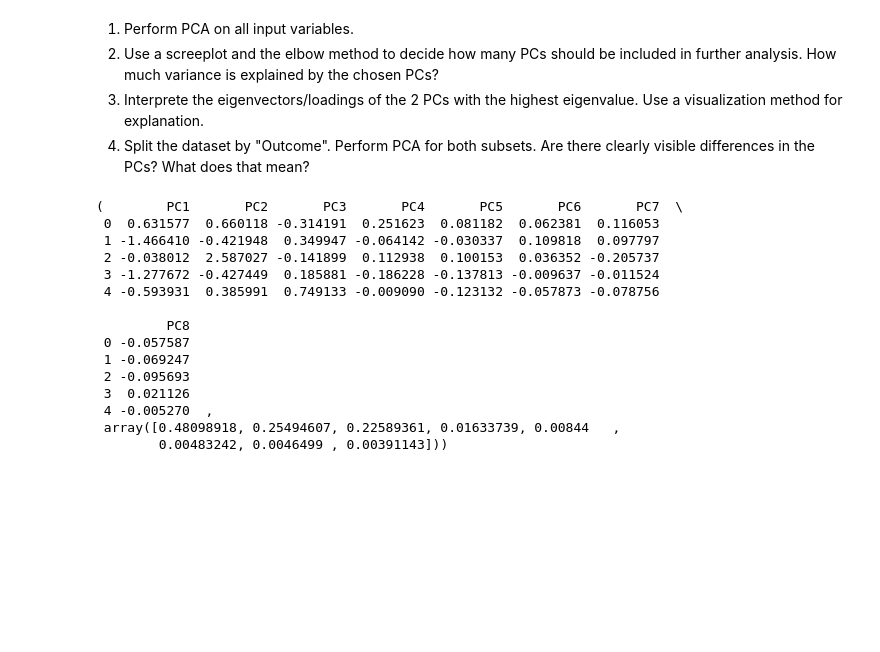
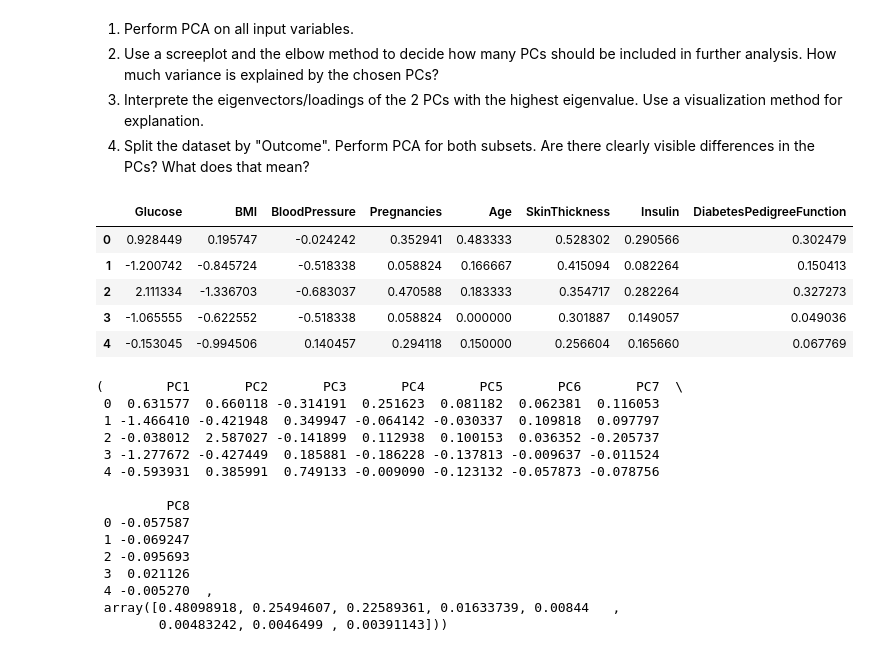
Before and after one commit to davisdsuess/Applied-Analytics, a Jupyter notebook: 02_Tuesday/session2afternoon.ipynb, the cells around one changed output. Drawn from its saved outputs; the diff is of its cells as text; code cells hidden in the pictures; blank space fills up the shorter version.

```diff
--- a/02_Tuesday/session2afternoon.ipynb
+++ b/02_Tuesday/session2afternoon.ipynb
@@ -24,6 +24,16 @@ df1.head()
 2) Use a screeplot and the elbow method to decide how many PCs should be included in further analysis. How much variance is explained by the chosen PCs?
 3) Interprete the eigenvectors/loadings of the 2 PCs with the highest eigenvalue. Use a visualization method for explanation.
 4) Split the dataset by "Outcome". Perform PCA for both subsets. Are there clearly visible differences in the PCs? What does that mean?
+# %%
+df2_scaled.head(
+)
+# %% [output]
+|  | Glucose | BMI | BloodPressure | Pregnancies | Age | SkinThickness | Insulin | DiabetesPedigreeFunction |
+| 0 | 0.928449 | 0.195747 | -0.024242 | 0.352941 | 0.483333 | 0.528302 | 0.290566 | 0.302479 |
+| 1 | -1.200742 | -0.845724 | -0.518338 | 0.058824 | 0.166667 | 0.415094 | 0.082264 | 0.150413 |
+| 2 | 2.111334 | -1.336703 | -0.683037 | 0.470588 | 0.183333 | 0.354717 | 0.282264 | 0.327273 |
+| 3 | -1.065555 | -0.622552 | -0.518338 | 0.058824 | 0.000000 | 0.301887 | 0.149057 | 0.049036 |
+| 4 | -0.153045 | -0.994506 | 0.140457 | 0.294118 | 0.150000 | 0.256604 | 0.165660 | 0.067769 |
 # %%
 #1 Perform PCA on all input variables.
 import pandas as pd
```
Also changed, not shown: parts of 2 cells of this notebook.
